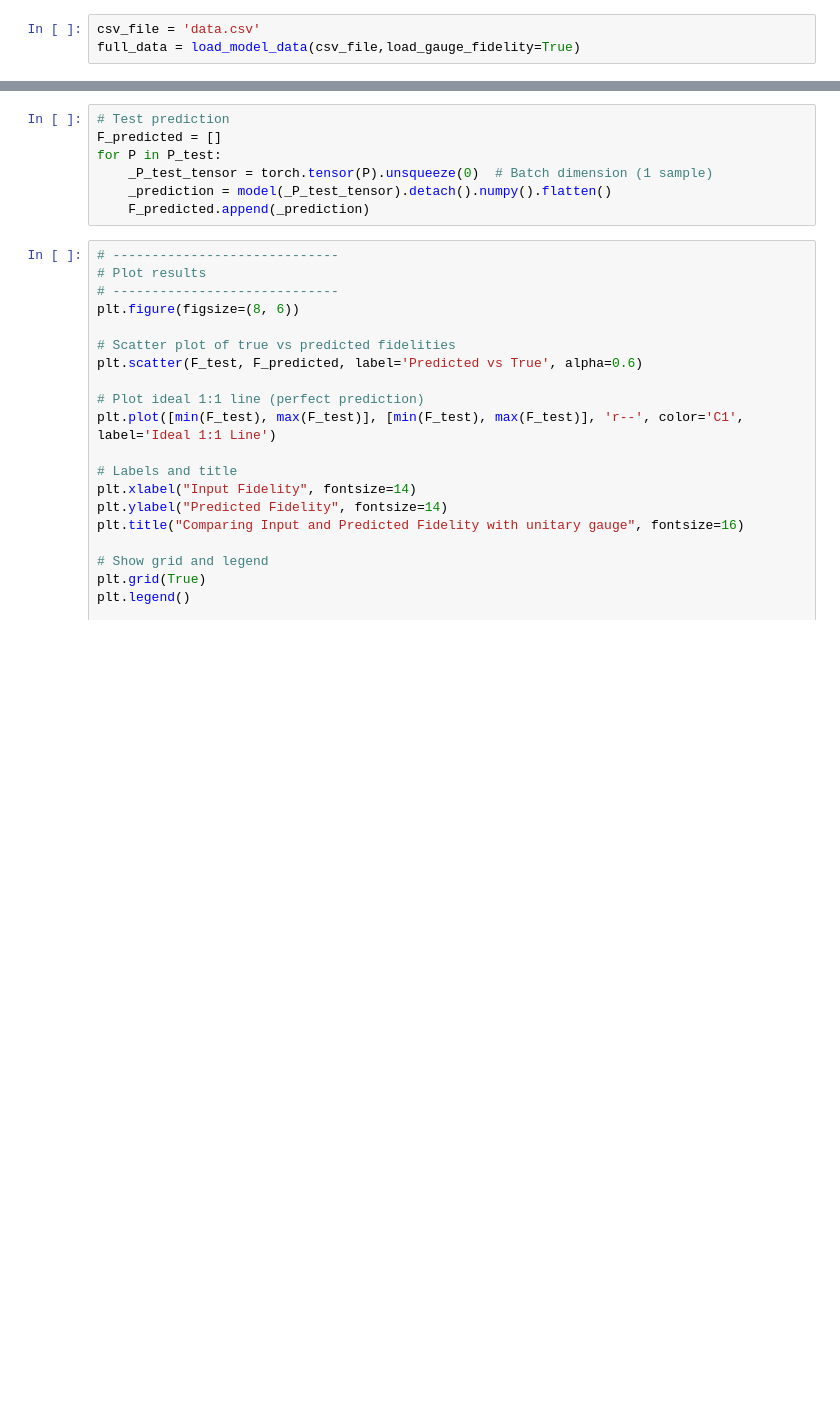
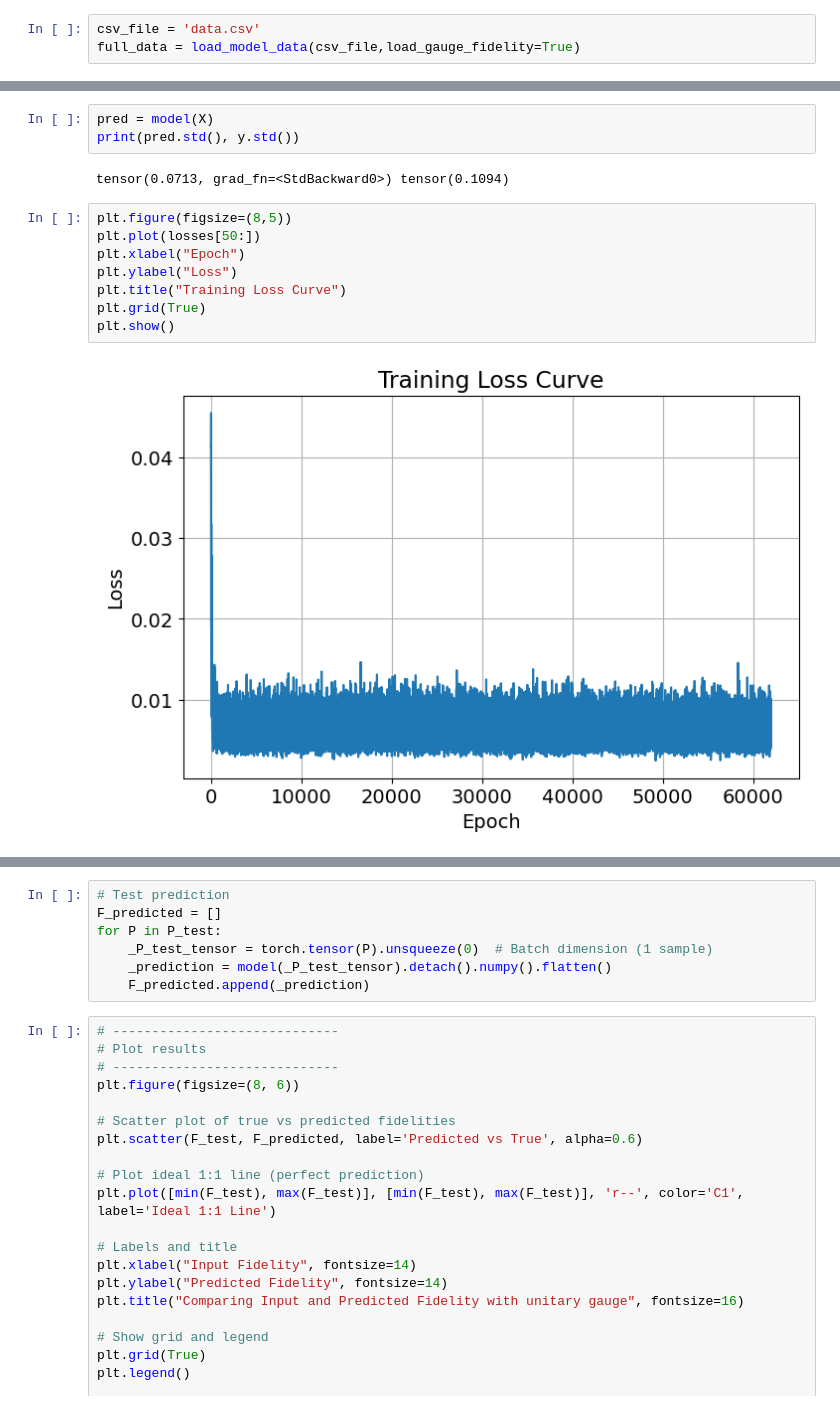
Before and after one commit to khanhuyengiang/aceqc, a Jupyter notebook: machine_learning.ipynb, the cells around one changed output, grey strips where cells are left out. Cells and saved outputs as stored; diff of their text form; blank space fills up the shorter version.

```diff
--- a/machine_learning.ipynb
+++ b/machine_learning.ipynb
@@ -134,0 +138,15 @@ Epoch 200, Loss: 0.005988
+# %%
+pred = model(X)
+print(pred.std(), y.std())
+# %% [output]
+tensor(0.0713, grad_fn=<StdBackward0>) tensor(0.1094)
+# %%
+plt.figure(figsize=(8,5))
+plt.plot(losses[50:])
+plt.xlabel("Epoch")
+plt.ylabel("Loss")
+plt.title("Training Loss Curve")
+plt.grid(True)
+plt.show()
+# %% [output]
+[figure, added]
```
Also changed, not shown: parts of 8 cells of this notebook, 5 other files.
